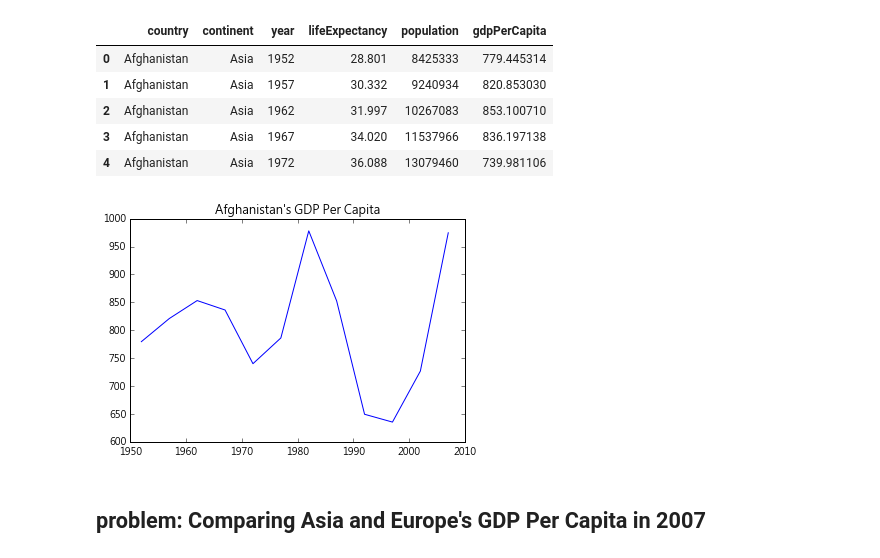
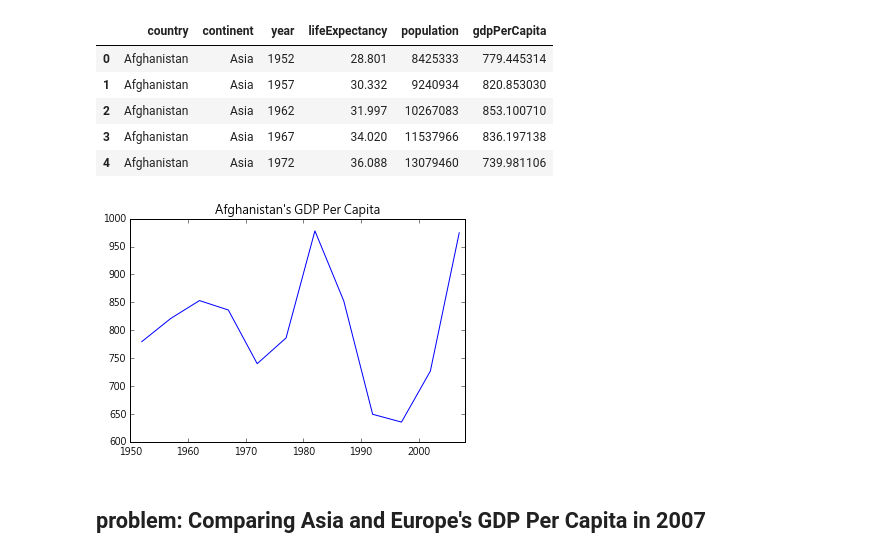
Before and after one commit to kriloc/deeplearning, a Jupyter notebook: Visualization/Matplotlib-First_Time.ipynb, the cells around one changed output. Saved outputs shown, nothing was run; the diff lists cells and outputs as text; code cells hidden in the pictures.

Commit message:
0911 Visualization update

```diff
--- a/Visualization/Matplotlib-First_Time.ipynb
+++ b/Visualization/Matplotlib-First_Time.ipynb
@@ -72,10 +72,11 @@ data.head()
 # %%
 afghanistan = data[data.country == 'Afghanistan']
 plt.plot(afghanistan.year, afghanistan.gdpPerCapita)
 plt.title("Afghanistan's GDP Per Capita")
+plt.xlim(1950,2008)
 plt.show()
 # %% [output]
-[figure, old version]
+[figure, new version]
 # %% [markdown]
 ## problem: Comparing Asia and Europe's GDP Per Capita in 2007
 # %%
```
Also changed, not shown: parts of 38 cells of this notebook, 3 other files.
